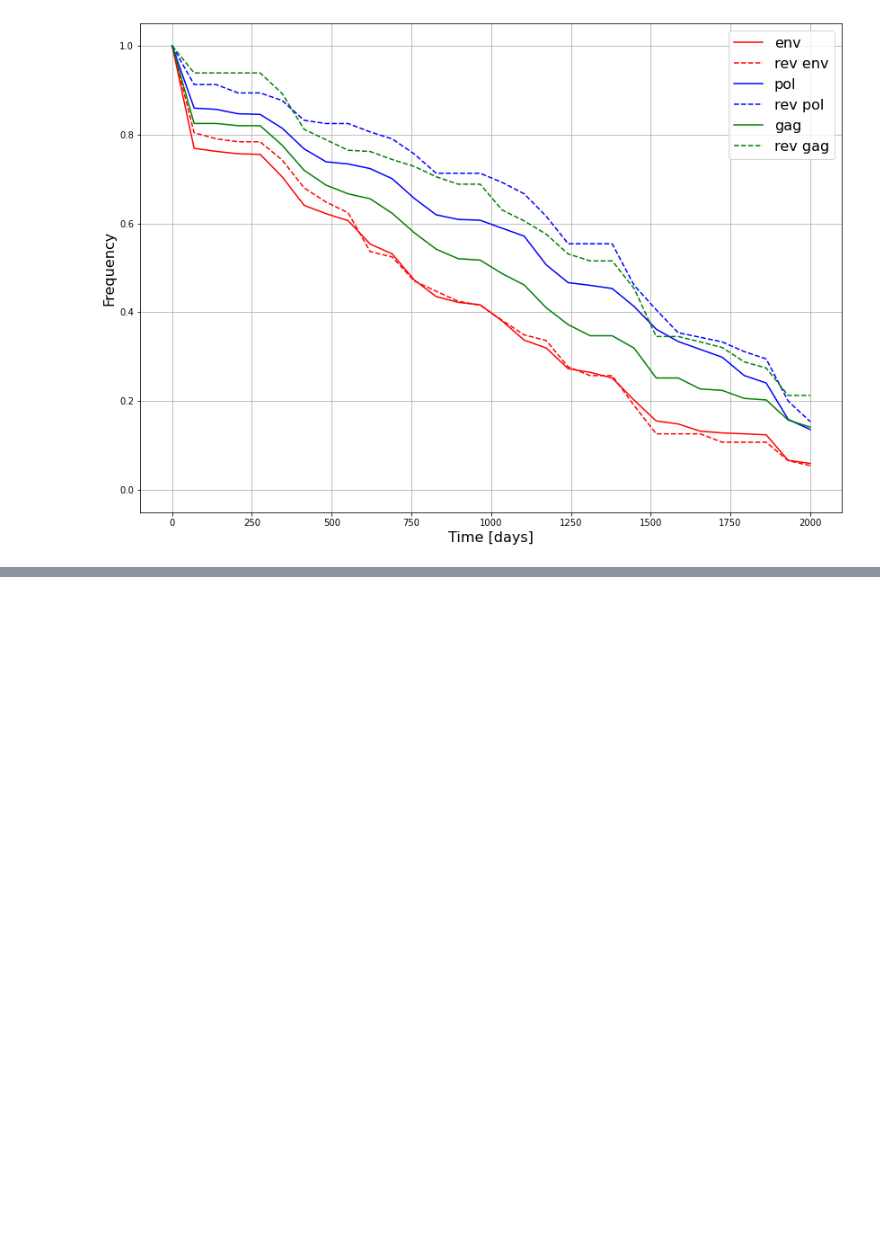
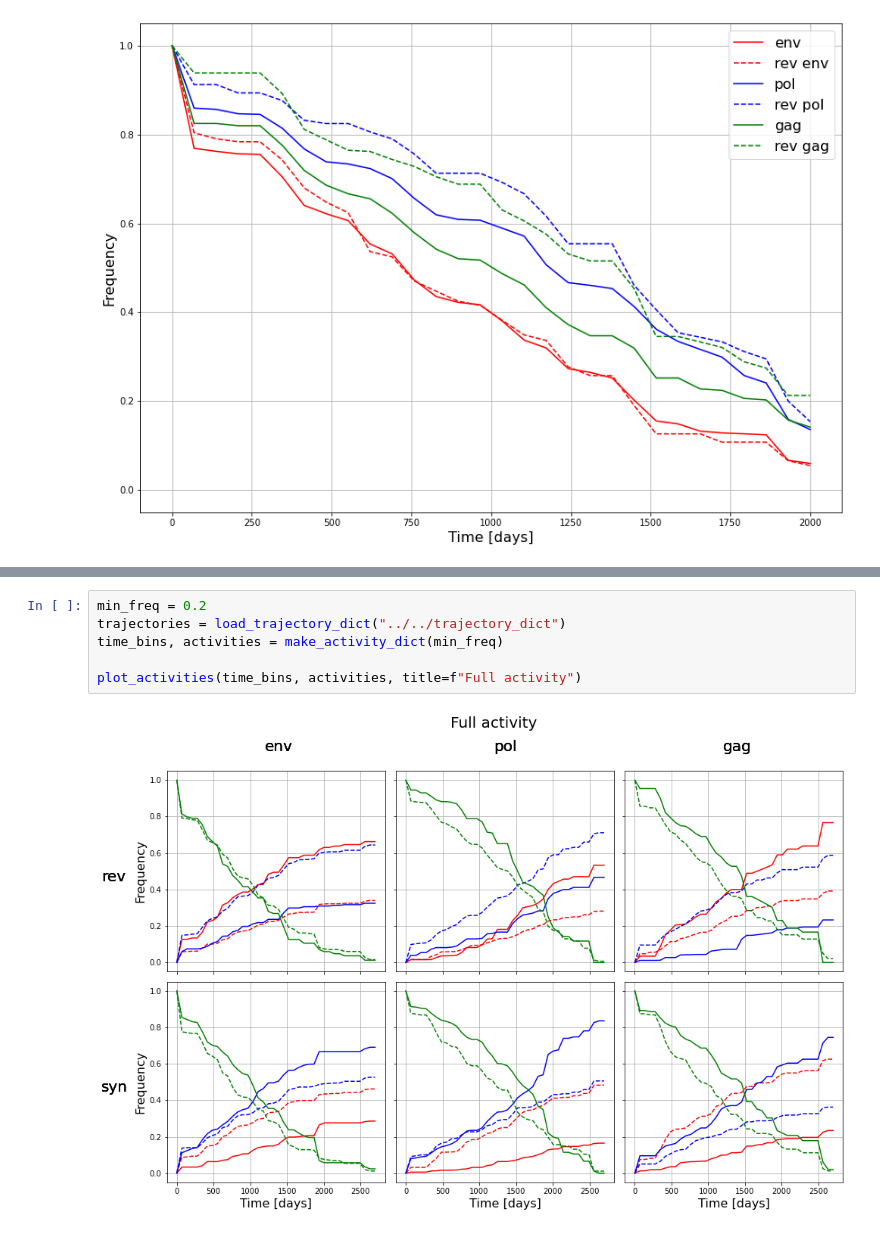
Before and after one commit to neherlab/HIVEVO_recombination, a Jupyter notebook: notebooks/paper_draft/mean_activity_plots.ipynb, the cells around one changed output, grey strips where cells are left out. Drawn from its saved outputs; the diff is of its cells as text; blank space fills up the shorter version.

```diff
--- a/notebooks/paper_draft/mean_activity_plots.ipynb
+++ b/notebooks/paper_draft/mean_activity_plots.ipynb
@@ -148,0 +149,8 @@ plot_activity(time_bins, activities, savefig="Mean_activity")
+# %%
+min_freq = 0.2
+trajectories = load_trajectory_dict("../../trajectory_dict")
+time_bins, activities = make_activity_dict(min_freq)
+
+plot_activities(time_bins, activities, title=f"Full activity")
+# %% [output]
+[figure, added]
```
Also changed, not shown: parts of 3 cells of this notebook, 3 other files.
